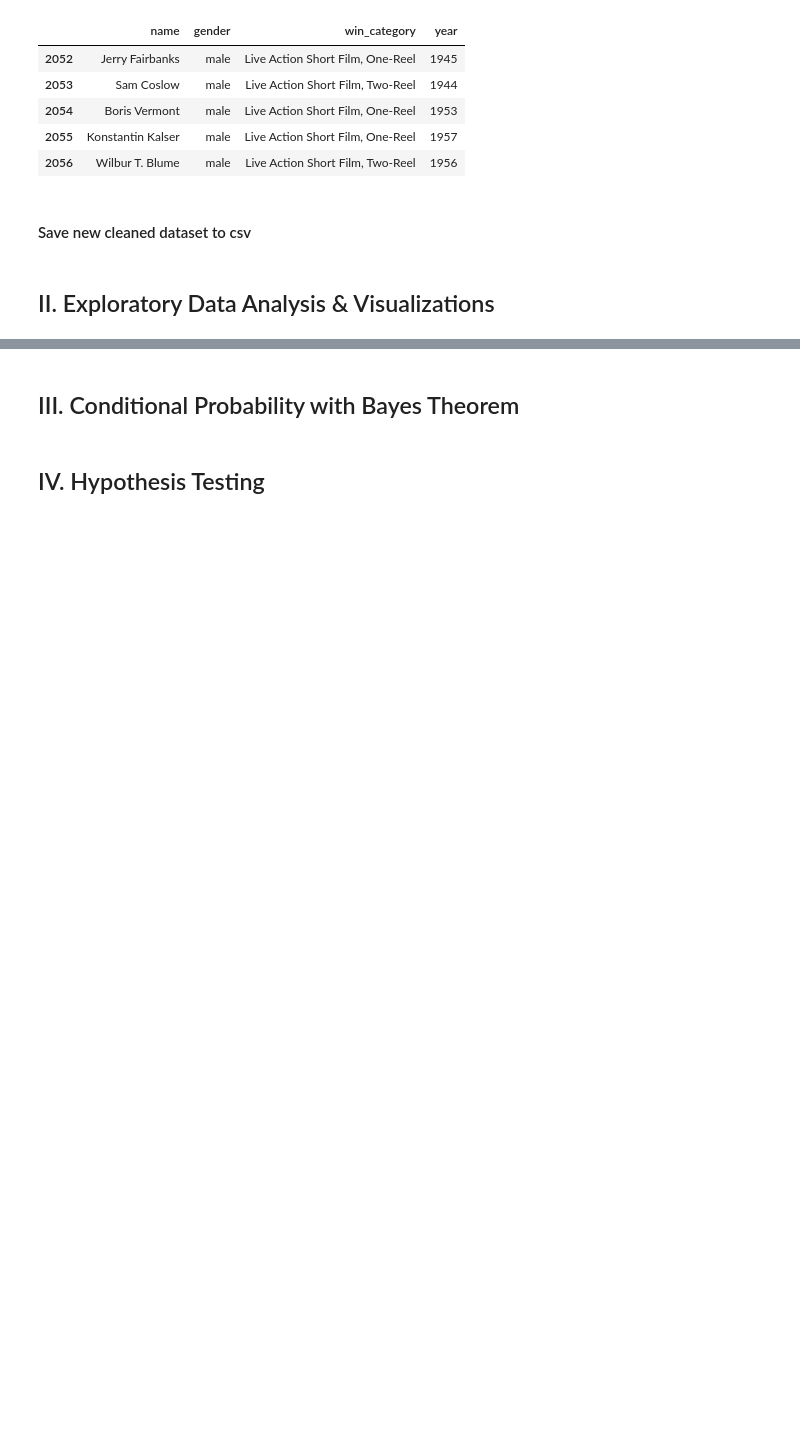
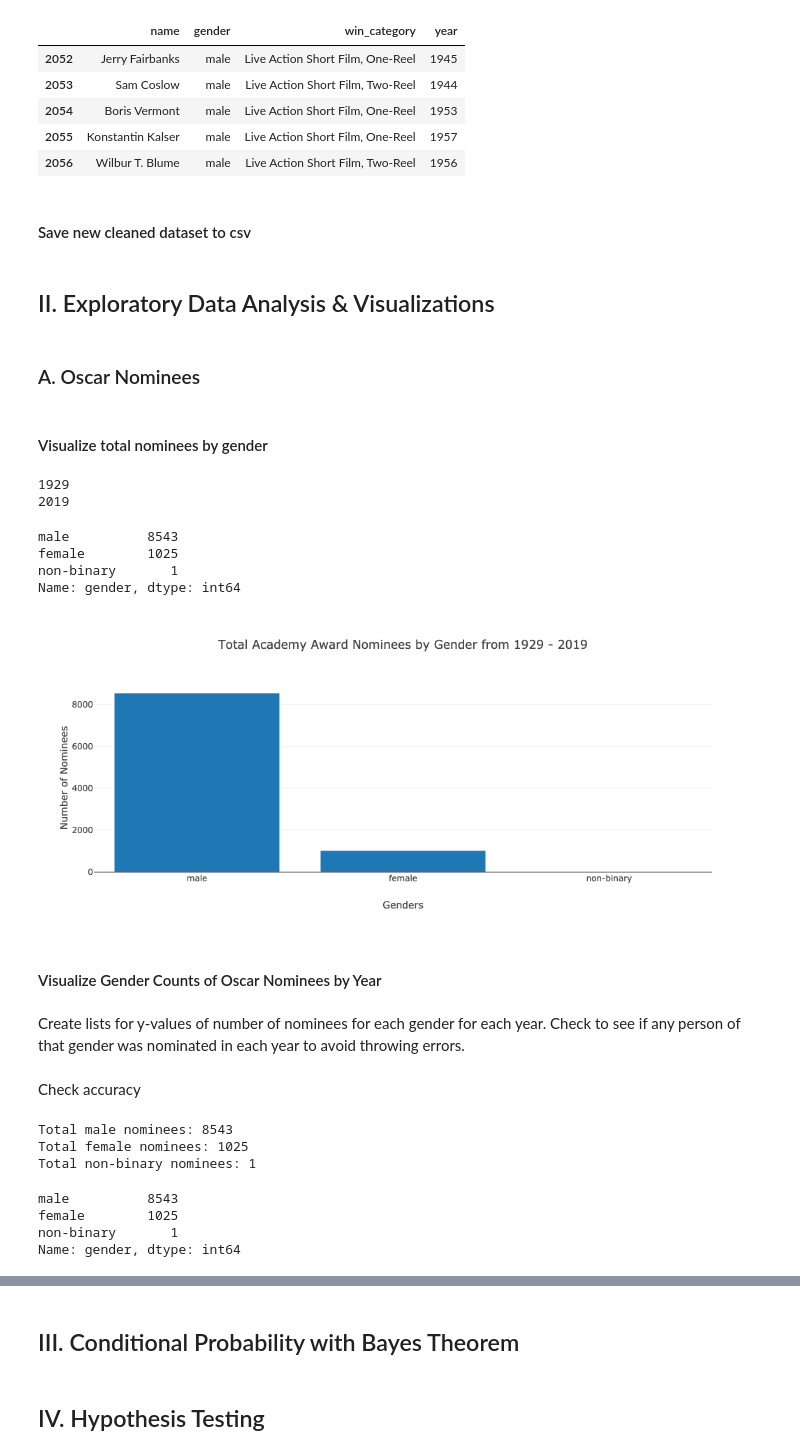
Before and after one commit to MagicMilly/women-in-film-analysis-dashboard, a Jupyter notebook: presentation.ipynb, the cells around one changed output, grey strips where cells are left out. Cells and saved outputs as stored; diff of their text form; code cells hidden in the pictures; blank space fills up the shorter version.

```diff
--- a/presentation.ipynb
+++ b/presentation.ipynb
@@ -301,3 +301,39 @@ oscar_winners.tail()
 oscar_winners.to_csv('my_data/cleaned_oscar_winners.csv', index=False)
 # %% [markdown]
 ## II. Exploratory Data Analysis & Visualizations
+# %% [markdown]
+### A. Oscar Nominees
+# %% [markdown]
+#### Visualize total nominees by gender
+# %%
+print(oscar_nominees.year.min())
+print(oscar_nominees.year.max())
+# %% [output]
+1929
+2019
+# %%
+oscar_nominees.gender.value_counts()
+# %% [output]
+male          8543
+female        1025
+non-binary       1
+Name: gender, dtype: int64
+# %%
+trace = go.Bar(
+            x=["male", "female", "non-binary"],
+            y=[oscar_nominees.gender.value_counts()["male"],
+               oscar_nominees.gender.value_counts()["female"],
+               oscar_nominees.gender.value_counts()["non-binary"]
+              ]
+)
+data = [trace]
+layout = go.Layout(title="Total Academy Award Nominees by Gender from 1929 - 2019",
+                   xaxis=dict(title="Genders"),
+                   yaxis=dict(title="Number of Nominees"))
+
+fig = go.Figure(data=data, layout=layout)
+iplot(fig)
+# %% [output]
+[figure, added]
+# %% [markdown]
+#### Visualize Gender Counts of Oscar Nominees by Year
@@ -303,0 +344,2 @@ oscar_winners.to_csv('my_data/cleaned_oscar_winners.csv', index=False)
+# %% [markdown]
+Create lists for y-values of number of nominees for each gender for each year. Check to see if any person of that gender was nominated in each year to avoid throwing errors.
@@ -303,0 +364,17 @@ oscar_winners.to_csv('my_data/cleaned_oscar_winners.csv', index=False)
+# %% [markdown]
+Check accuracy
+# %%
+print(f'Total male nominees: {np.sum(male_counts)}')
+print(f'Total female nominees: {np.sum(female_counts)}')
+print(f'Total non-binary nominees: {np.sum(non_binary_counts)}')
+# %% [output]
+Total male nominees: 8543
+Total female nominees: 1025
+Total non-binary nominees: 1
+# %%
+oscar_nominees.gender.value_counts()
+# %% [output]
+male          8543
+female        1025
+non-binary       1
+Name: gender, dtype: int64
```
Also changed, not shown: parts of 6 cells of this notebook, 1 other file.
